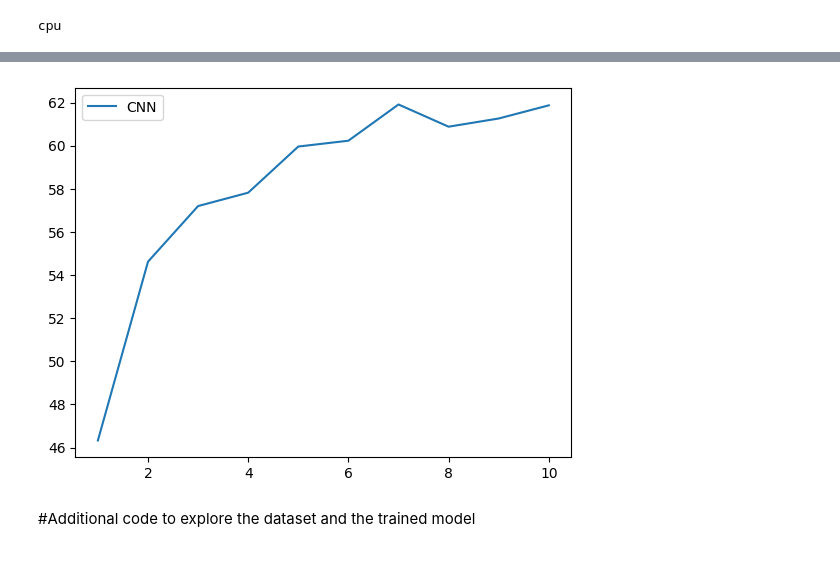
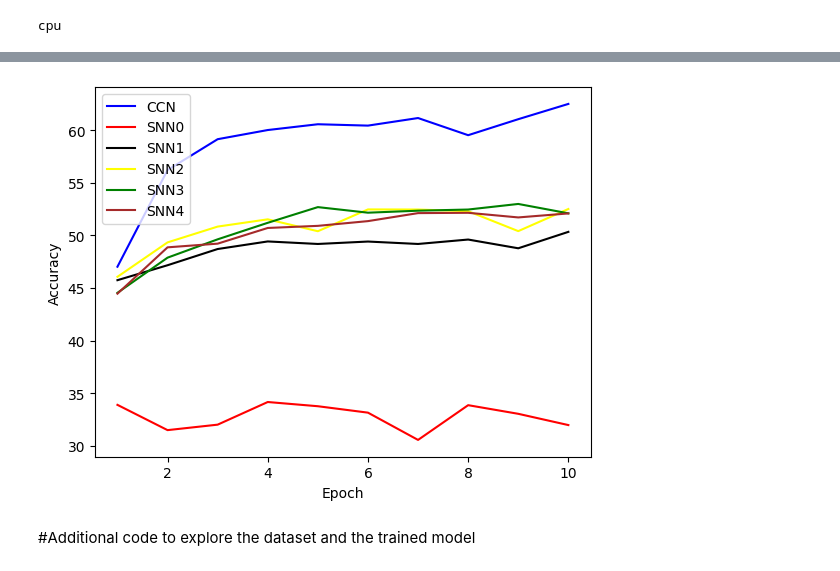
Before and after one commit to va9id/computer-vision, a Jupyter notebook: assignment2/question1.ipynb, the cells around one changed output, grey strips where cells are left out. Saved outputs shown, nothing was run; the diff lists cells and outputs as text; code cells hidden in the pictures.

```diff
--- a/assignment2/question1.ipynb
+++ b/assignment2/question1.ipynb
@@ -97,14 +99,13 @@ Net(
 class SimpleNN0(nn.Module):
     def __init__(self):
         super(SimpleNN0, self).__init__()
-        self.img_size = 400
-
+        self.img_size = 32 * 32 * 3
         # Output Layer
         self.fc1 = nn.Linear(self.img_size, 10)
 
     def forward(self, x):
         x = x.view(-1, self.img_size)
         x = self.fc1(x)
-        return x
+        return F.log_softmax(x, dim=1)
 
 print(SimpleNN0())
@@ -125,0 +196,22 @@ print(SimpleNN0())
+# %%
+class SimpleNN4(nn.Module):
+    def __init__(self):
+        super(SimpleNN4, self).__init__()
+        self.img_size = 32 * 32 * 3
+        # Hidden layer
+        self.fc1 = nn.Linear(self.img_size, 120)
+        self.fc2 = nn.Linear(120, 120)
+        self.fc3 = nn.Linear(120, 120)
+        self.fc4 = nn.Linear(120, 120)
+        self.fc5 = nn.Linear(120, 10)
+
+    def forward(self, x):
+        x = x.view(-1, self.img_size)
+        x = F.relu(self.fc1(x))
+        x = F.relu(self.fc2(x))
+        x = F.relu(self.fc3(x))
+        x = F.relu(self.fc4(x))
+        x = self.fc5(x)
+        return x
+
+print(SimpleNN4())
@@ -222,9 +306,19 @@ Finished Training
 import matplotlib.pyplot as plt
 import numpy as np
 
-print(accuracy_values)
-# Plot the data
-plt.plot(epoch_number, accuracy_values, label='CNN')
+nets = [Net(), SimpleNN0(), SimpleNN1(), SimpleNN2(), SimpleNN3(), SimpleNN4()]
+names = ["CCN", "SNN0", "SNN1", "SNN2", "SNN3", "SNN4"]
+colors = ["blue", "red", "black", "yellow", "green", "brown"]
+
+for net, name, color in zip(nets, names, colors):
+    trainloader = torch.utils.data.DataLoader(trainset, batch_size=4, shuffle=True, num_workers=2)
+    testloader = torch.utils.data.DataLoader(testset, batch_size=4, shuffle=False, num_workers=2)
+    accuracy_values, epoch_number = network_training(net)
+    # Plot the data
+    plt.plot(epoch_number, accuracy_values, color=color, label=name)
+
+plt.xlabel("Epoch")
+plt.ylabel("Accuracy")
 
 # Add a legend
 plt.legend()
@@ -234,4 +328,6 @@ plt.show()
 
 ## Anything better than 10% accuracy (randomly picking a class out of 10 classes)
 # means the network has learned something.
+## Anything better than 10% accuracy (randomly picking a class out of 10 classes)
+# means the network has learned something.
 # %% [output]
@@ -239,4 +351,4 @@ plt.show()
-[figure, old version]
+[figure, new version]
 # %% [markdown]
 #Additional code to explore the dataset and the trained model
 # %%
```
Also changed, not shown: parts of 15 cells of this notebook, 3 other files.
